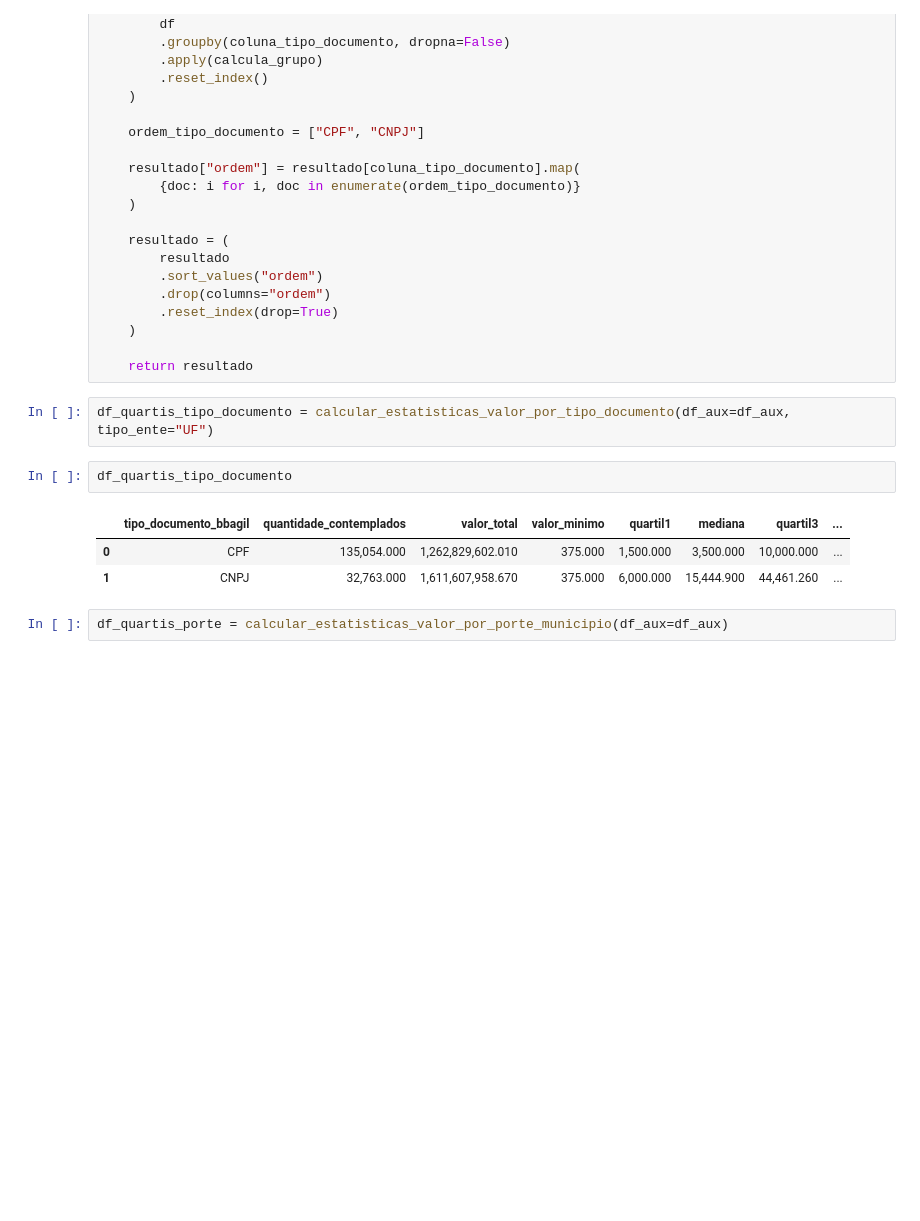
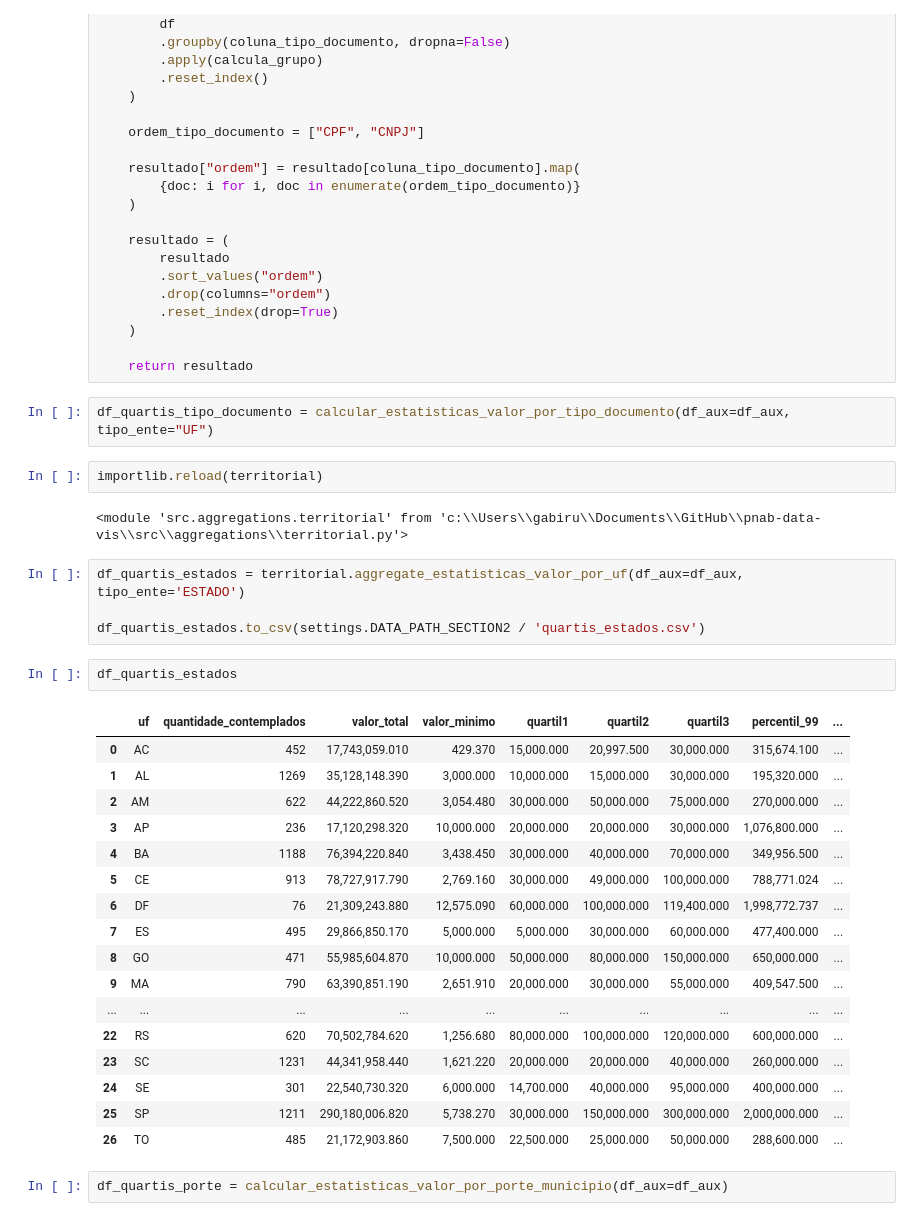
Before and after one commit to SGE-Subsecretaria-de-Gestao-Estrategica/pnab-data-vis, a Jupyter notebook: src/notebooks/v2_gabriel_create_csv.ipynb, the cells around one changed output. Saved outputs shown, nothing was run; the diff lists cells and outputs as text; blank space fills up the shorter version.

Commit message:
quartis estados

```diff
--- a/src/notebooks/v2_gabriel_create_csv.ipynb
+++ b/src/notebooks/v2_gabriel_create_csv.ipynb
@@ -621,12 +597,34 @@ def calcular_estatisticas_valor_por_tipo_documento(
     return resultado
 # %%
 df_quartis_tipo_documento = calcular_estatisticas_valor_por_tipo_documento(df_aux=df_aux, tipo_ente="UF")
-# %%
-df_quartis_tipo_documento
-# %% [output]
-|  | tipo_documento_bbagil | quantidade_contemplados | valor_total | valor_minimo | quartil1 | mediana | quartil3 | ... |
-| 0 | CPF | 135,054.000 | 1,262,829,602.010 | 375.000 | 1,500.000 | 3,500.000 | 10,000.000 | ... |
-| 1 | CNPJ | 32,763.000 | 1,611,607,958.670 | 375.000 | 6,000.000 | 15,444.900 | 44,461.260 | ... |
+# %%
+importlib.reload(territorial)
+# %% [output]
+<module 'src.aggregations.territorial' from 'c:\\Users\\gabiru\\Documents\\GitHub\\pnab-data-vis\\src\\aggregations\\territorial.py'>
+# %%
+df_quartis_estados = territorial.aggregate_estatisticas_valor_por_uf(df_aux=df_aux, tipo_ente='ESTADO')
+
+df_quartis_estados.to_csv(settings.DATA_PATH_SECTION2 / 'quartis_estados.csv')
+# %%
+df_quartis_estados
+# %% [output]
+|  | uf | quantidade_contemplados | valor_total | valor_minimo | quartil1 | quartil2 | quartil3 | percentil_99 | ... |
+| 0 | AC | 452 | 17,743,059.010 | 429.370 | 15,000.000 | 20,997.500 | 30,000.000 | 315,674.100 | ... |
+| 1 | AL | 1269 | 35,128,148.390 | 3,000.000 | 10,000.000 | 15,000.000 | 30,000.000 | 195,320.000 | ... |
+| 2 | AM | 622 | 44,222,860.520 | 3,054.480 | 30,000.000 | 50,000.000 | 75,000.000 | 270,000.000 | ... |
+| 3 | AP | 236 | 17,120,298.320 | 10,000.000 | 20,000.000 | 20,000.000 | 30,000.000 | 1,076,800.000 | ... |
+| 4 | BA | 1188 | 76,394,220.840 | 3,438.450 | 30,000.000 | 40,000.000 | 70,000.000 | 349,956.500 | ... |
+| 5 | CE | 913 | 78,727,917.790 | 2,769.160 | 30,000.000 | 49,000.000 | 100,000.000 | 788,771.024 | ... |
+| 6 | DF | 76 | 21,309,243.880 | 12,575.090 | 60,000.000 | 100,000.000 | 119,400.000 | 1,998,772.737 | ... |
+| 7 | ES | 495 | 29,866,850.170 | 5,000.000 | 5,000.000 | 30,000.000 | 60,000.000 | 477,400.000 | ... |
+| 8 | GO | 471 | 55,985,604.870 | 10,000.000 | 50,000.000 | 80,000.000 | 150,000.000 | 650,000.000 | ... |
+| 9 | MA | 790 | 63,390,851.190 | 2,651.910 | 20,000.000 | 30,000.000 | 55,000.000 | 409,547.500 | ... |
+| ... | ... | ... | ... | ... | ... | ... | ... | ... | ... |
+| 22 | RS | 620 | 70,502,784.620 | 1,256.680 | 80,000.000 | 100,000.000 | 120,000.000 | 600,000.000 | ... |
+| 23 | SC | 1231 | 44,341,958.440 | 1,621.220 | 20,000.000 | 20,000.000 | 40,000.000 | 260,000.000 | ... |
+| 24 | SE | 301 | 22,540,730.320 | 6,000.000 | 14,700.000 | 40,000.000 | 95,000.000 | 400,000.000 | ... |
+| 25 | SP | 1211 | 290,180,006.820 | 5,738.270 | 30,000.000 | 150,000.000 | 300,000.000 | 2,000,000.000 | ... |
+| 26 | TO | 485 | 21,172,903.860 | 7,500.000 | 22,500.000 | 25,000.000 | 50,000.000 | 288,600.000 | ... |
 # %%
 df_quartis_porte = calcular_estatisticas_valor_por_porte_municipio(df_aux=df_aux)
 # %%
```
Also changed, not shown: parts of 2 cells of this notebook, 2 other files.
